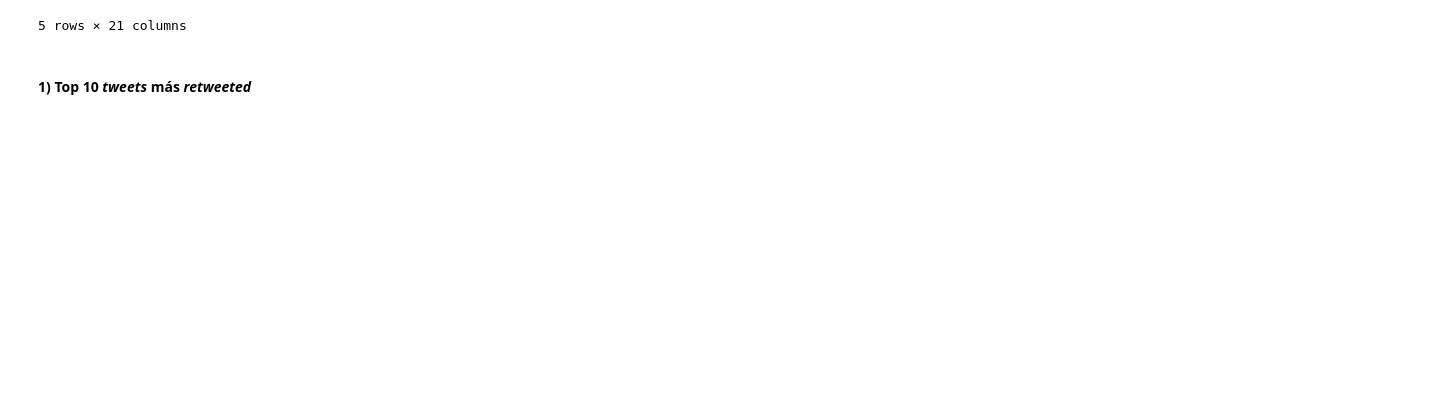
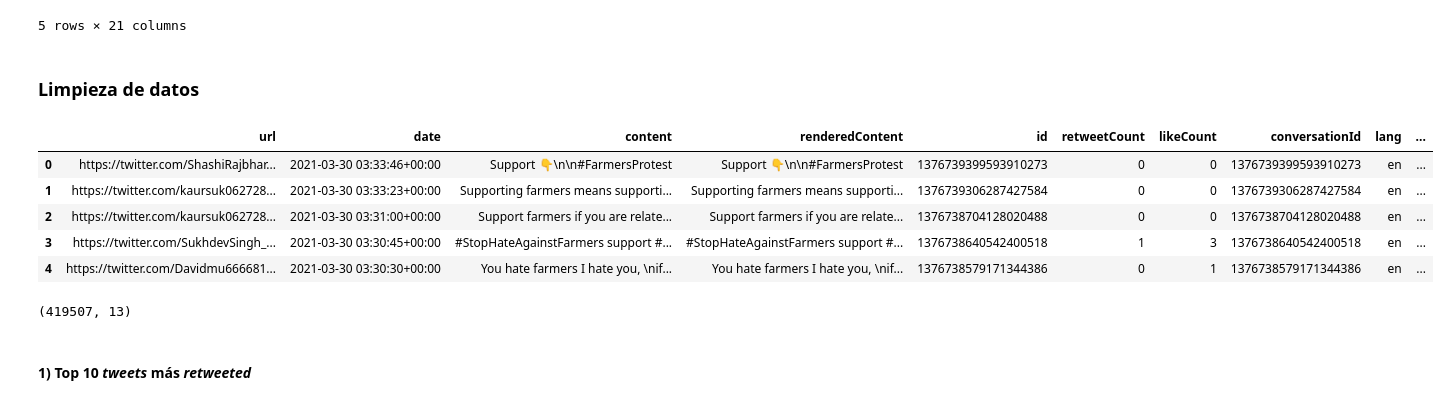
Before and after one commit to matiasmasjuan/gitflow-diagnostic-matiasmasjuan, a Jupyter notebook: main.ipynb, the cells around one changed output. Saved outputs shown, nothing was run; the diff lists cells and outputs as text; code cells hidden in the pictures; blank space fills up the shorter version.

```diff
--- a/main.ipynb
+++ b/main.ipynb
@@ -23,6 +23,34 @@ df.head()
 | 3 | https://twitter.com/SukhdevSingh_... | 2021-03-30 03:30:45+00:00 | #StopHateAgainstFarmers support #... | #StopHateAgainstFarmers support #... | 1376738640542400518 | {'username': 'SukhdevSingh_', 'di... | [] | [] | 0 | ... |
 | 4 | https://twitter.com/Davidmu666681... | 2021-03-30 03:30:30+00:00 | You hate farmers I hate you, \nif... | You hate farmers I hate you, \nif... | 1376738579171344386 | {'username': 'Davidmu66668113', '... | [] | [] | 0 | ... |
 5 rows × 21 columns
+# %% [markdown]
+### Limpieza de datos
+# %%
+df['displayname'] = df['user'].apply(lambda x: x['displayname'])
+# %%
+df = df.drop([
+    'user',
+    'outlinks',
+    'tcooutlinks',
+    'replyCount',
+    'quoteCount',
+    'media',
+    'retweetedTweet',
+    'quotedTweet',
+    'mentionedUsers'], 1)
+# %%
+df.head()
+# %% [output]
+|  | url | date | content | renderedContent | id | retweetCount | likeCount | conversationId | lang | ... |
+| 0 | https://twitter.com/ShashiRajbhar... | 2021-03-30 03:33:46+00:00 | Support 👇\n\n#FarmersProtest | Support 👇\n\n#FarmersProtest | 1376739399593910273 | 0 | 0 | 1376739399593910273 | en | ... |
+| 1 | https://twitter.com/kaursuk062728... | 2021-03-30 03:33:23+00:00 | Supporting farmers means supporti... | Supporting farmers means supporti... | 1376739306287427584 | 0 | 0 | 1376739306287427584 | en | ... |
+| 2 | https://twitter.com/kaursuk062728... | 2021-03-30 03:31:00+00:00 | Support farmers if you are relate... | Support farmers if you are relate... | 1376738704128020488 | 0 | 0 | 1376738704128020488 | en | ... |
+| 3 | https://twitter.com/SukhdevSingh_... | 2021-03-30 03:30:45+00:00 | #StopHateAgainstFarmers support #... | #StopHateAgainstFarmers support #... | 1376738640542400518 | 1 | 3 | 1376738640542400518 | en | ... |
+| 4 | https://twitter.com/Davidmu666681... | 2021-03-30 03:30:30+00:00 | You hate farmers I hate you, \nif... | You hate farmers I hate you, \nif... | 1376738579171344386 | 0 | 1 | 1376738579171344386 | en | ... |
+# %%
+df.shape
+# %% [output]
+(419507, 13)
 # %% [markdown]
 #### 1) Top 10 *tweets* más *retweeted*
 # %%
```
Also changed, not shown: parts of 4 cells of this notebook.
